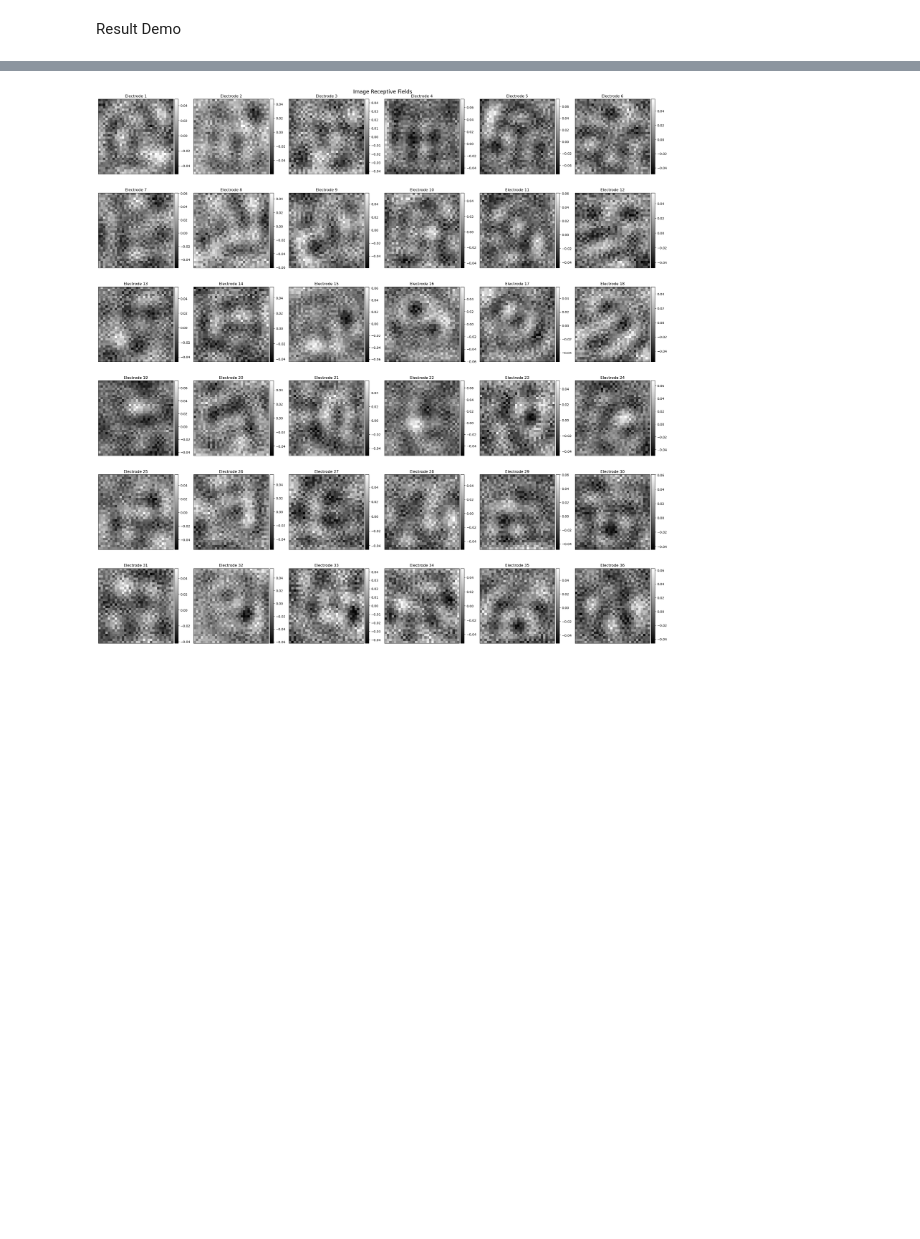
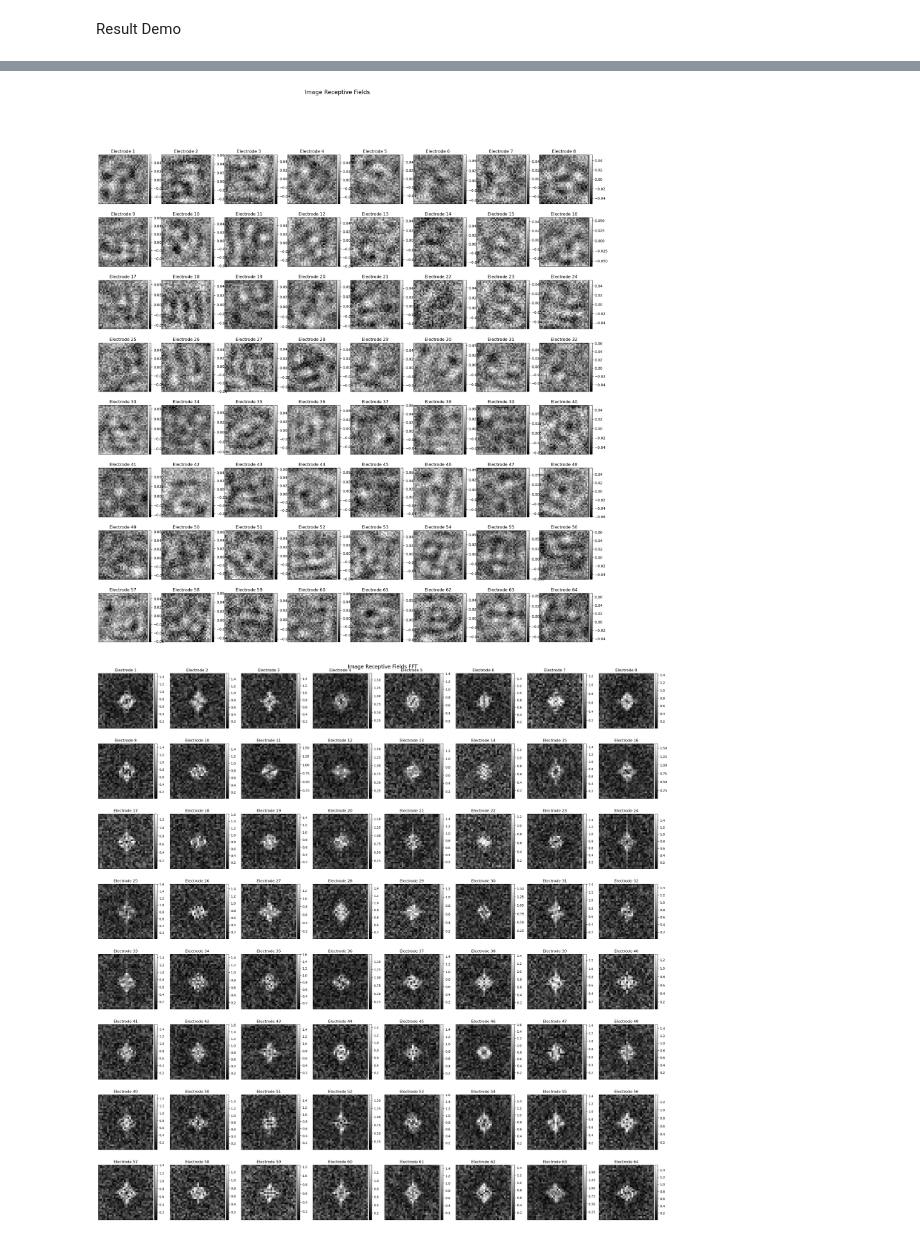
Before and after one commit to Ayacolyte/Capstone-Project, a Jupyter notebook: master_script.ipynb, the cells around one changed output, grey strips where cells are left out. Drawn from its saved outputs; the diff is of its cells as text; code cells hidden in the pictures; blank space fills up the shorter version.

Commit message:
added more plots, more streamlining

```diff
--- a/master_script.ipynb
+++ b/master_script.ipynb
@@ -17,24 +21,25 @@ FHWM=False
 # if not define current spread arbitrarily here
 current_spread = 1
 # define the electrode grid
-elec_side_dim = 6
-activ_spread= 0
+elec_side_dim = 8
+activ_spread= 0.1
 #define neuron grid
 neu_side_dim = 16
 
 # define the LNL layer with gaussian electrical receptive field
-W_d = define_save_LNL_model(LNL_model_path,elec_side_dim, neu_side_dim, activ_spread, current_spread,FHWM)
+define_save_LNL_model(LNL_model_path,elec_side_dim, neu_side_dim, activ_spread, current_spread,FHWM)
 # %% [markdown]
 Define the Full model to be trained
 # %%
 # define the full model to be trained
 drop_rate = 0.2
 # options for activation functions are "linear", "2sig" and "ReLU"
-activ_funcs = ["linear", "ReLU","ReLU"]
+activ_funcs = ["linear", "2sig","ReLU"]
 activ_func1 = activ_funcs[0]
-activ_func2 = activ_funcs[1]
+activ_func2 = activ_funcs[2]
 # shift and magnitude defines the 2sig function shape
-shift = 2
-magnitude = 2
+shift = 0.1
+magnitude = 60
 
 AutoEncoder = define_model(elec_side_dim,neu_side_dim, LNL_model_path, drop_rate, activ_func1 ,activ_func2,shift,magnitude)
+#AutoEncoder = define_model_sparse(elec_side_dim,neu_side_dim, LNL_model_path, drop_rate, activ_func1,activ_func2,shift,magnitude)
@@ -53,4 +71,6 @@ Result Demo
 # %%
 # set the file directory to show
 cwd = os.getcwd()
-model_path = cwd+f'/data/240729_data/model_lr = 0.0001_lnr_6elec.pth'
+#model_path = cwd+f'/data/240729_data/model_lr = 0.0001_lnr_10elec.pth'
+
+model_path = cwd+f'/data/model_{model_title}_lr = 0.0001.pth'
@@ -64,5 +90,7 @@ Files already downloaded and verified
 # %%
 img_side_dim = 32
-visualize_img_recep(model_path, AutoEncoder, img_side_dim,elec_side_dim)
+show_FFT = True
+recep_mem = visualize_img_recep(model_path, AutoEncoder, img_side_dim,elec_side_dim,show_FFT)
 # %% [output]
-[figure, old version]
+[figure, new version]
+[figure, added]
```
Also changed, not shown: parts of 9 cells of this notebook, 15 other files.
